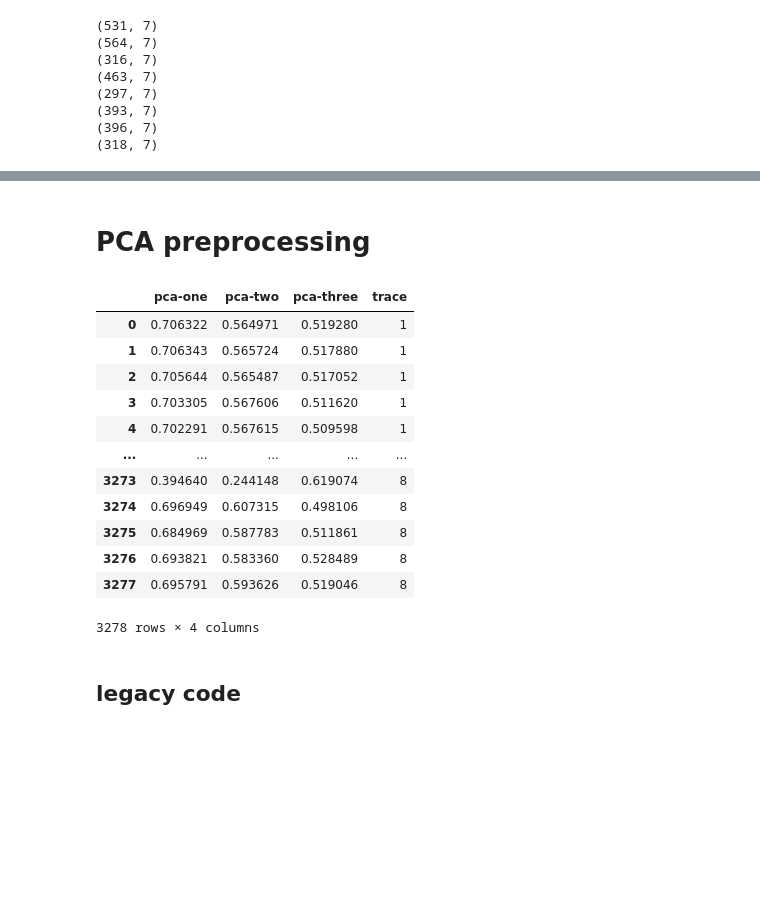
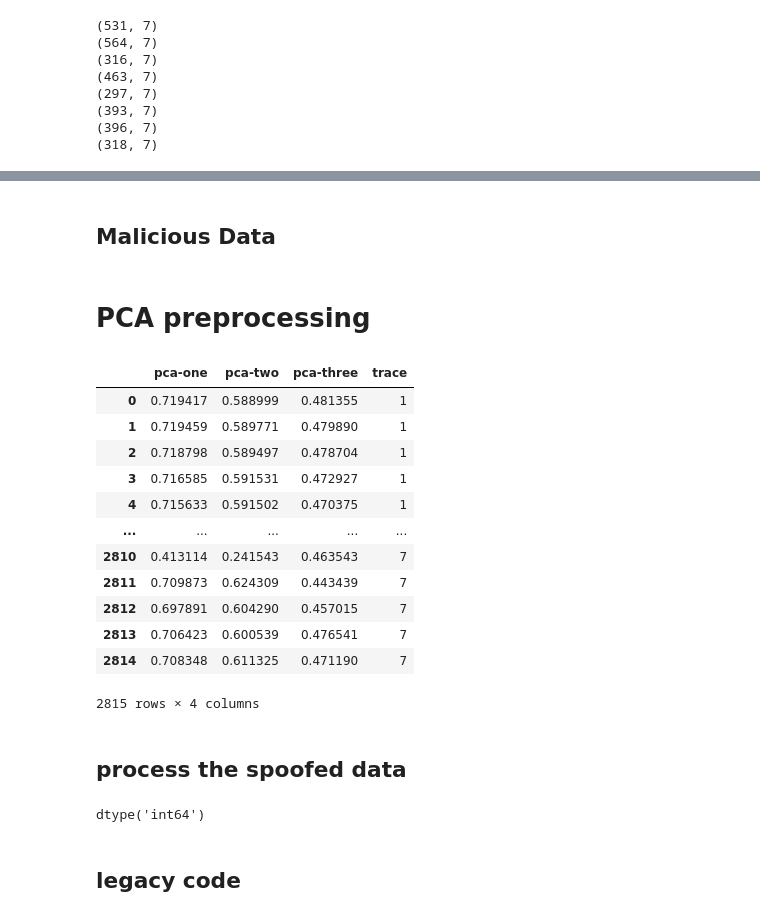
Before and after one commit to gitkeniwo/gps-spoofing-detection, a Jupyter notebook: notebooks/whelan.ipynb, the cells around one changed output, grey strips where cells are left out. Cells and saved outputs as stored; diff of their text form; code cells hidden in the pictures; blank space fills up the shorter version.

Commit message:
fixed spoofed data

```diff
--- a/notebooks/whelan.ipynb
+++ b/notebooks/whelan.ipynb
@@ -127,0 +112,2 @@ traces_df[0]
+# %% [markdown]
+## Malicious Data
@@ -129,43 +142,62 @@ traces_df[0]
 # PCA preprocessing
 # %%
 # union all the traces
-df_processed = pd.concat(traces_df)
+df_processed_with_trace = pd.concat(traces_df)
 
-# leave out the trace number
-trace_num = df_processed['trace'].astype("category")
-df_processed.drop(columns=['trace'], inplace=True)
+# # exclude trace 4 for testing
+trace_num = df_processed_with_trace['trace'].astype("int")
+
+df_processed_without_4 = df_processed_with_trace[df_processed_with_trace['trace'] != 4]
+
+df_processed = df_processed_without_4.drop(columns=['trace'])
+
 
 # standard scaling
 from sklearn.preprocessing import StandardScaler
 
 scaler = StandardScaler()
 scaler.fit(df_processed)
 df_processed = pd.DataFrame(scaler.transform(df_processed), columns=df_processed.columns)
 
 trace_num.reset_index(drop=True, inplace=True)
 
 # pca transformation
 from utils.preprocessing import pca_transform
 
 N_COMPONENTS = 3
 
 df_train, pca_train = pca_transform(df_processed, n_components=N_COMPONENTS)
 df_train['trace'] = trace_num
 df_train
 # %% [output]
 |  | pca-one | pca-two | pca-three | trace |
-| 0 | 0.706322 | 0.564971 | 0.519280 | 1 |
-| 1 | 0.706343 | 0.565724 | 0.517880 | 1 |
-| 2 | 0.705644 | 0.565487 | 0.517052 | 1 |
-| 3 | 0.703305 | 0.567606 | 0.511620 | 1 |
-| 4 | 0.702291 | 0.567615 | 0.509598 | 1 |
+| 0 | 0.719417 | 0.588999 | 0.481355 | 1 |
+| 1 | 0.719459 | 0.589771 | 0.479890 | 1 |
+| 2 | 0.718798 | 0.589497 | 0.478704 | 1 |
+| 3 | 0.716585 | 0.591531 | 0.472927 | 1 |
+| 4 | 0.715633 | 0.591502 | 0.470375 | 1 |
 | ... | ... | ... | ... | ... |
-| 3273 | 0.394640 | 0.244148 | 0.619074 | 8 |
-| 3274 | 0.696949 | 0.607315 | 0.498106 | 8 |
-| 3275 | 0.684969 | 0.587783 | 0.511861 | 8 |
-| 3276 | 0.693821 | 0.583360 | 0.528489 | 8 |
-| 3277 | 0.695791 | 0.593626 | 0.519046 | 8 |
+| 2810 | 0.413114 | 0.241543 | 0.463543 | 7 |
+| 2811 | 0.709873 | 0.624309 | 0.443439 | 7 |
+| 2812 | 0.697891 | 0.604290 | 0.457015 | 7 |
+| 2813 | 0.706423 | 0.600539 | 0.476541 | 7 |
+| 2814 | 0.708348 | 0.611325 | 0.471190 | 7 |
-3278 rows × 4 columns
+2815 rows × 4 columns
+# %% [markdown]
+## process the spoofed data
+# %%
+fields_for_pca = ['GPS_lat', 'GPS_long', 'vx', 'vy', 'ax', 'ay']
+
+# standard scaling
+spoofed_4_scaled = pd.DataFrame(scaler.transform(spoofed_4[fields_for_pca]), columns=spoofed_4[fields_for_pca].columns)
+
+spoofed_pca = pca_train.transform(spoofed_4_scaled)
+
+spoofed_for_test = pd.DataFrame(spoofed_pca, columns=['pca1', 'pca2', 'pca3'])
+spoofed_for_test['label'] = spoofed_4.spoofed.reset_index()['spoofed']
+spoofed_for_test.label[1]
+# %% [output]
+dtype('int64')
 # %% [markdown]
 ## legacy code
 # %%
```
Also changed, not shown: parts of 10 cells of this notebook, 3 other files.
